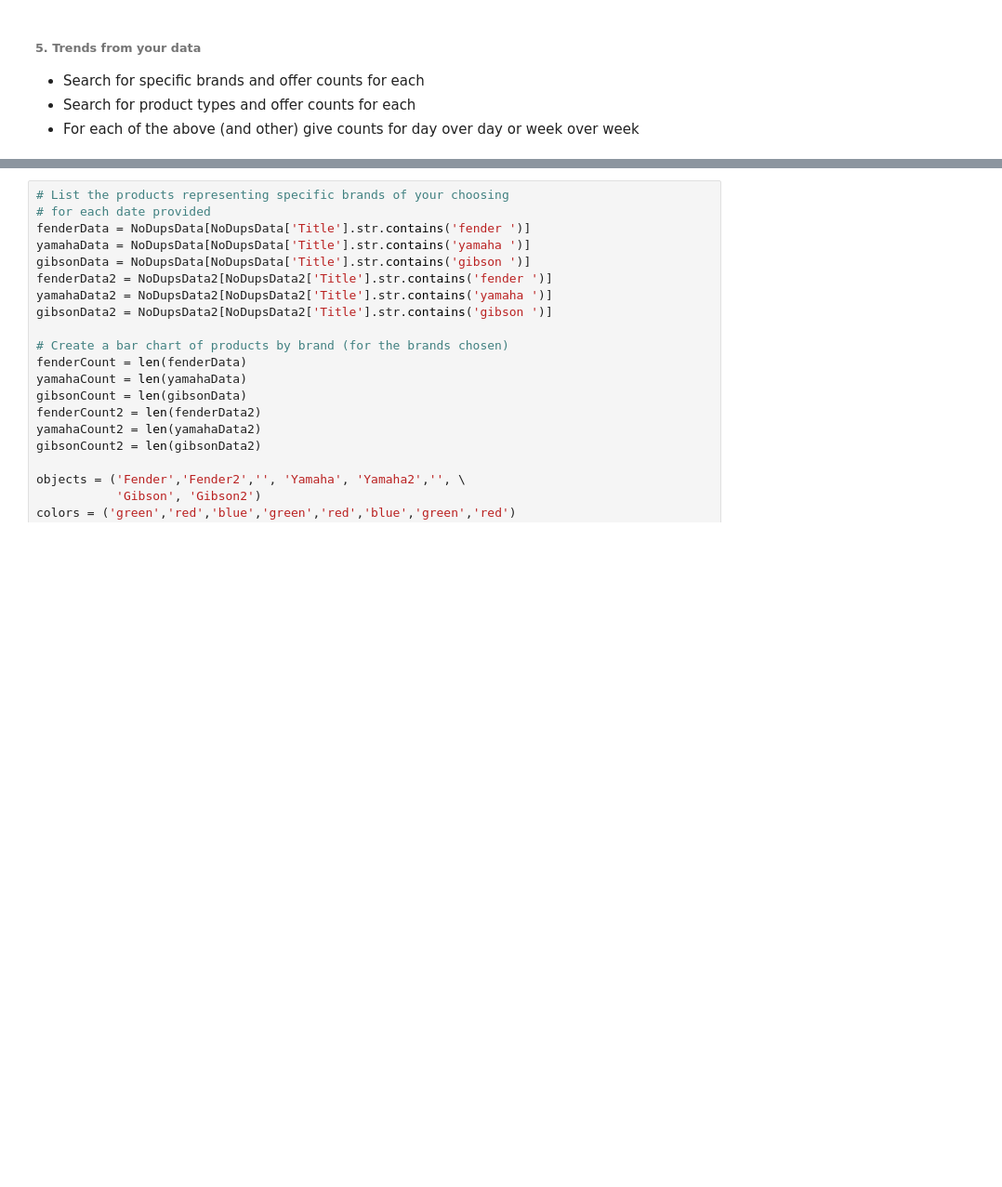
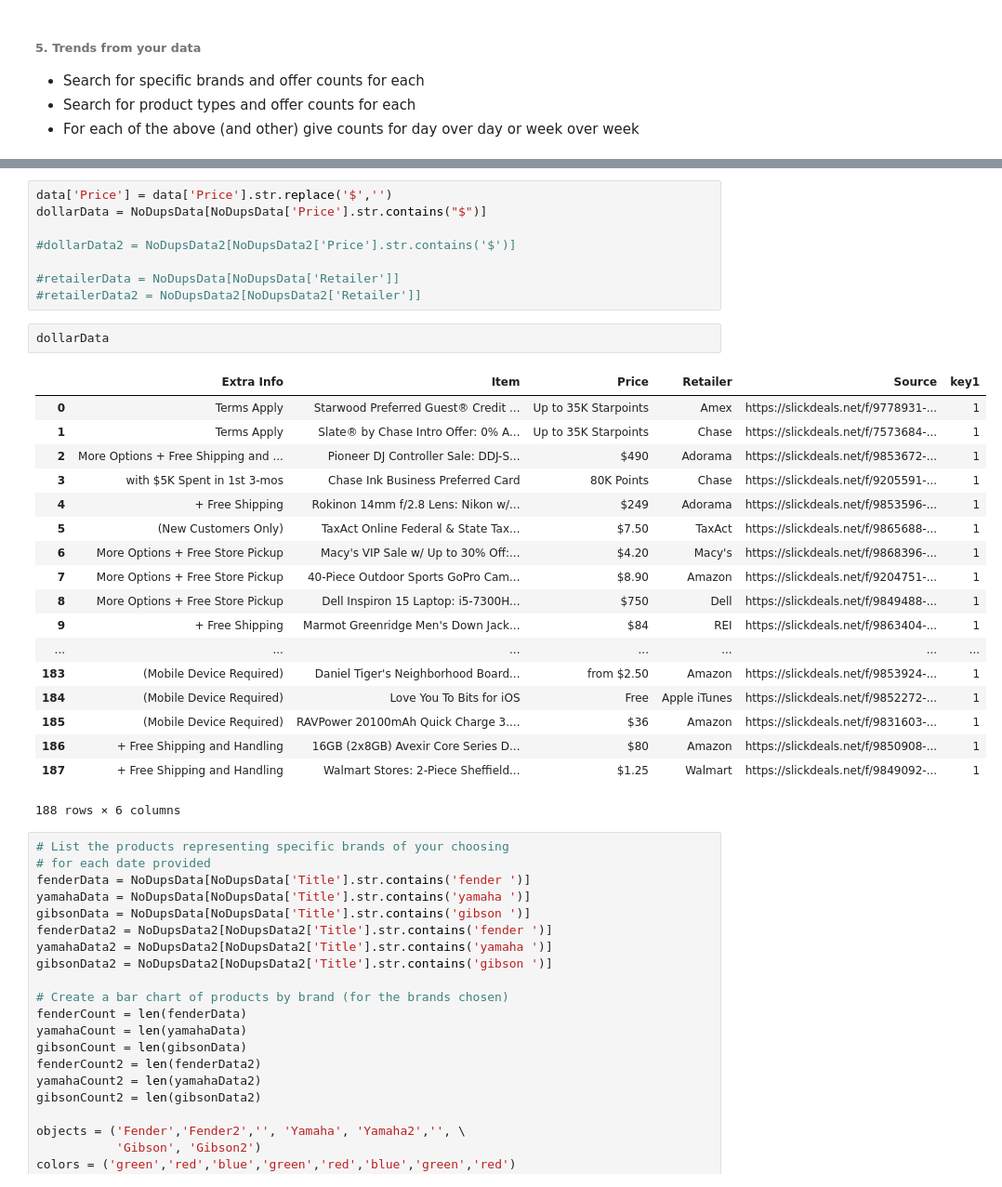
Before and after one commit to dannyyq/WebProject_dannyyq, a Jupyter notebook: CreatingADataProject.ipynb, the cells around one changed output, grey strips where cells are left out. Shown at 93% size. Drawn from its saved outputs; the diff is of its cells as text; blank space fills up the shorter version.

```diff
--- a/CreatingADataProject.ipynb
+++ b/CreatingADataProject.ipynb
@@ -287,3 +359,32 @@ plt.show()
+# %%
+data['Price'] = data['Price'].str.replace('$','')
+dollarData = NoDupsData[NoDupsData['Price'].str.contains("$")]
+
+#dollarData2 = NoDupsData2[NoDupsData2['Price'].str.contains('$')]
+
+#retailerData = NoDupsData[NoDupsData['Retailer']]
+#retailerData2 = NoDupsData2[NoDupsData2['Retailer']]
+# %%
+dollarData
+# %% [output]
+|  | Extra Info | Item | Price | Retailer | Source | key1 |
+| 0 | Terms Apply | Starwood Preferred Guest® Credit ... | Up to 35K Starpoints | Amex | https://slickdeals.net/f/9778931-... | 1 |
+| 1 | Terms Apply | Slate® by Chase Intro Offer: 0% A... | Up to 35K Starpoints | Chase | https://slickdeals.net/f/7573684-... | 1 |
+| 2 | More Options + Free Shipping and ... | Pioneer DJ Controller Sale: DDJ-S... | $490 | Adorama | https://slickdeals.net/f/9853672-... | 1 |
+| 3 | with $5K Spent in 1st 3-mos | Chase Ink Business Preferred Card | 80K Points | Chase | https://slickdeals.net/f/9205591-... | 1 |
+| 4 | + Free Shipping | Rokinon 14mm f/2.8 Lens: Nikon w/... | $249 | Adorama | https://slickdeals.net/f/9853596-... | 1 |
+| 5 | (New Customers Only) | TaxAct Online Federal & State Tax... | $7.50 | TaxAct | https://slickdeals.net/f/9865688-... | 1 |
+| 6 | More Options + Free Store Pickup | Macy's VIP Sale w/ Up to 30% Off:... | $4.20 | Macy's | https://slickdeals.net/f/9868396-... | 1 |
+| 7 | More Options + Free Store Pickup | 40-Piece Outdoor Sports GoPro Cam... | $8.90 | Amazon | https://slickdeals.net/f/9204751-... | 1 |
+| 8 | More Options + Free Store Pickup | Dell Inspiron 15 Laptop: i5-7300H... | $750 | Dell | https://slickdeals.net/f/9849488-... | 1 |
+| 9 | + Free Shipping | Marmot Greenridge Men's Down Jack... | $84 | REI | https://slickdeals.net/f/9863404-... | 1 |
+| ... | ... | ... | ... | ... | ... | ... |
+| 183 | (Mobile Device Required) | Daniel Tiger's Neighborhood Board... | from $2.50 | Amazon | https://slickdeals.net/f/9853924-... | 1 |
+| 184 | (Mobile Device Required) | Love You To Bits for iOS | Free | Apple iTunes | https://slickdeals.net/f/9852272-... | 1 |
+| 185 | (Mobile Device Required) | RAVPower 20100mAh Quick Charge 3.... | $36 | Amazon | https://slickdeals.net/f/9831603-... | 1 |
+| 186 | + Free Shipping and Handling | 16GB (2x8GB) Avexir Core Series D... | $80 | Amazon | https://slickdeals.net/f/9850908-... | 1 |
+| 187 | + Free Shipping and Handling | Walmart Stores: 2-Piece Sheffield... | $1.25 | Walmart | https://slickdeals.net/f/9849092-... | 1 |
+188 rows × 6 columns
 # %%
 # List the products representing specific brands of your choosing
 # for each date provided
```
Also changed, not shown: parts of 11 cells of this notebook, 11 other files.
